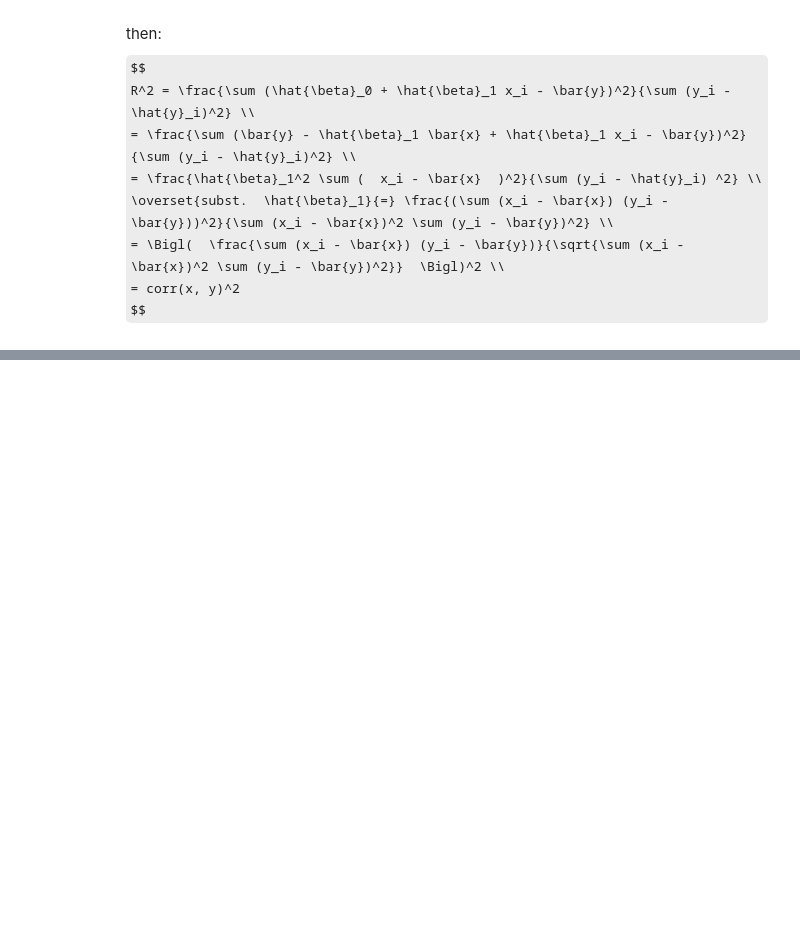
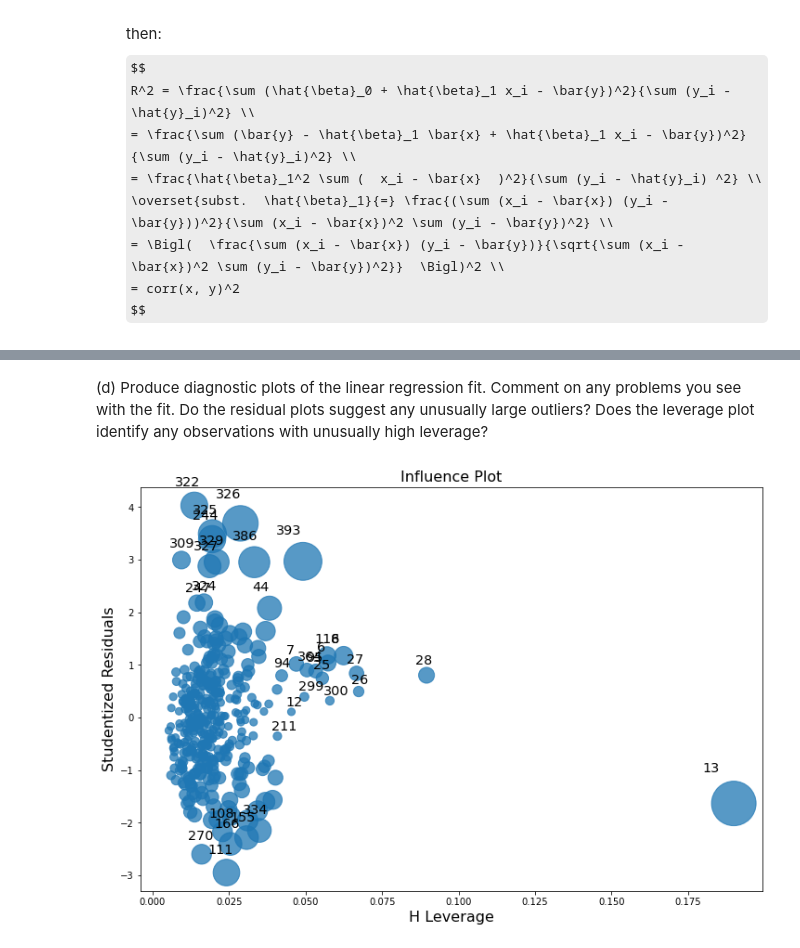
Before and after one commit to bartkowiaktomasz/introduction-to-statistical-learning-python, a Jupyter notebook: notebooks/Chapter_3.ipynb, the cells around one changed output, grey strips where cells are left out. Saved outputs shown, nothing was run; the diff lists cells and outputs as text; code cells hidden in the pictures; some formulas as TeX source; blank space fills up the shorter version.

```diff
--- a/notebooks/Chapter_3.ipynb
+++ b/notebooks/Chapter_3.ipynb
@@ -87,0 +212,6 @@ $$
+# %%
+y = auto_df.mpg
+X = auto_df[auto_df.columns.drop(["name", "mpg"])]
+X = sm.add_constant(X)
+model = sm.OLS(y, X)
+results = model.fit()
@@ -87,0 +250,7 @@ $$
+# %% [markdown]
+(d) Produce diagnostic plots of the linear regression fit. Comment on any problems you see with the fit. Do the residual plots suggest any unusually large outliers? Does the leverage plot identify any observations with unusually high leverage?
+# %%
+_, ax = plt.subplots(1, 1, figsize=(12, 8))
+_ = sm.graphics.influence_plot(results, ax=ax)
+# %% [output]
+[figure, added]
```
Also changed, not shown: parts of 27 cells of this notebook.
